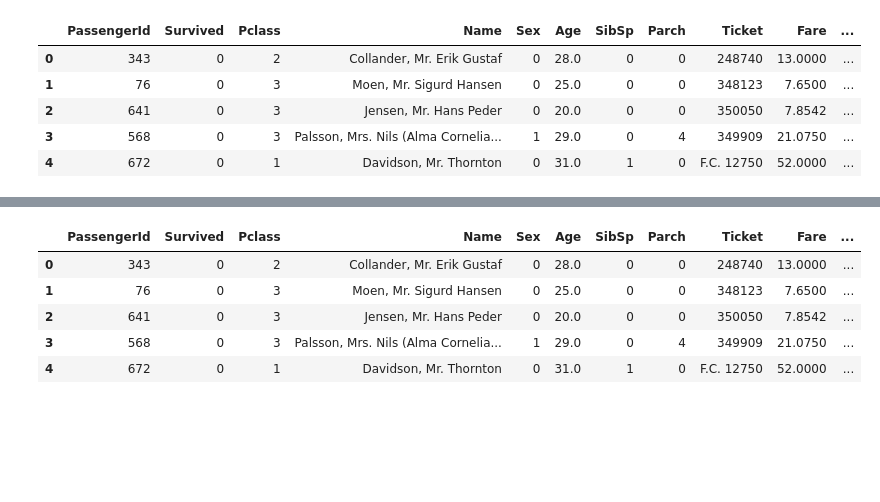
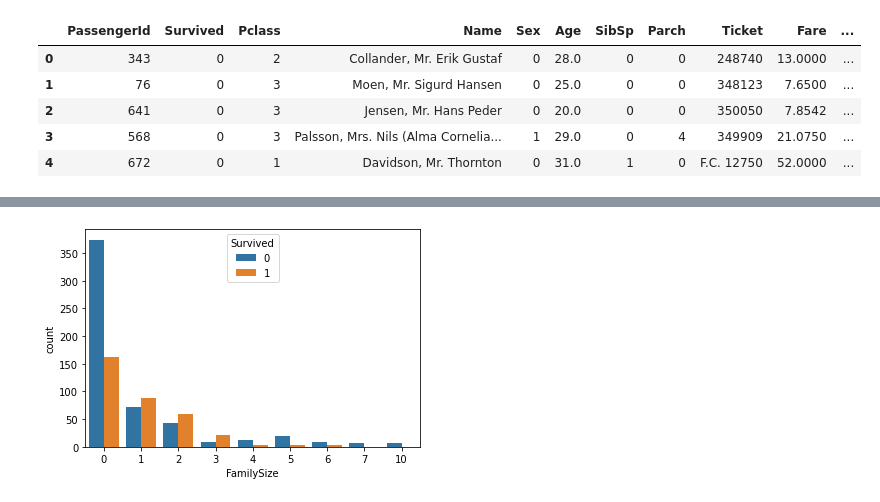
Before and after one commit to Farese01/GoMyCode, a Jupyter notebook: cp2.ipynb, the cells around one changed output, grey strips where cells are left out. Drawn from its saved outputs; the diff is of its cells as text; code cells hidden in the pictures; blank space fills up the shorter version.

```diff
--- a/cp2.ipynb
+++ b/cp2.ipynb
@@ -254,11 +329,5 @@ plot_correlation_map( df )
-# %%
-FamilySize = df['SibSp'] + df['Parch']
-df['FamilySize'] = FamilySize
-df.head()
-# %% [output]
-|  | PassengerId | Survived | Pclass | Name | Sex | Age | SibSp | Parch | Ticket | Fare | ... |
-| 0 | 343 | 0 | 2 | Collander, Mr. Erik Gustaf | 0 | 28.0 | 0 | 0 | 248740 | 13.0000 | ... |
-| 1 | 76 | 0 | 3 | Moen, Mr. Sigurd Hansen | 0 | 25.0 | 0 | 0 | 348123 | 7.6500 | ... |
-| 2 | 641 | 0 | 3 | Jensen, Mr. Hans Peder | 0 | 20.0 | 0 | 0 | 350050 | 7.8542 | ... |
-| 3 | 568 | 0 | 3 | Palsson, Mrs. Nils (Alma Cornelia... | 1 | 29.0 | 0 | 4 | 349909 | 21.0750 | ... |
-| 4 | 672 | 0 | 1 | Davidson, Mr. Thornton | 0 | 31.0 | 1 | 0 | F.C. 12750 | 52.0000 | ... |
+# %%
+sns.countplot(x = 'FamilySize', hue ='Survived', data = df)
+plt.show()
+# %% [output]
+[figure, added]
```
Also changed, not shown: parts of 5 cells of this notebook.
